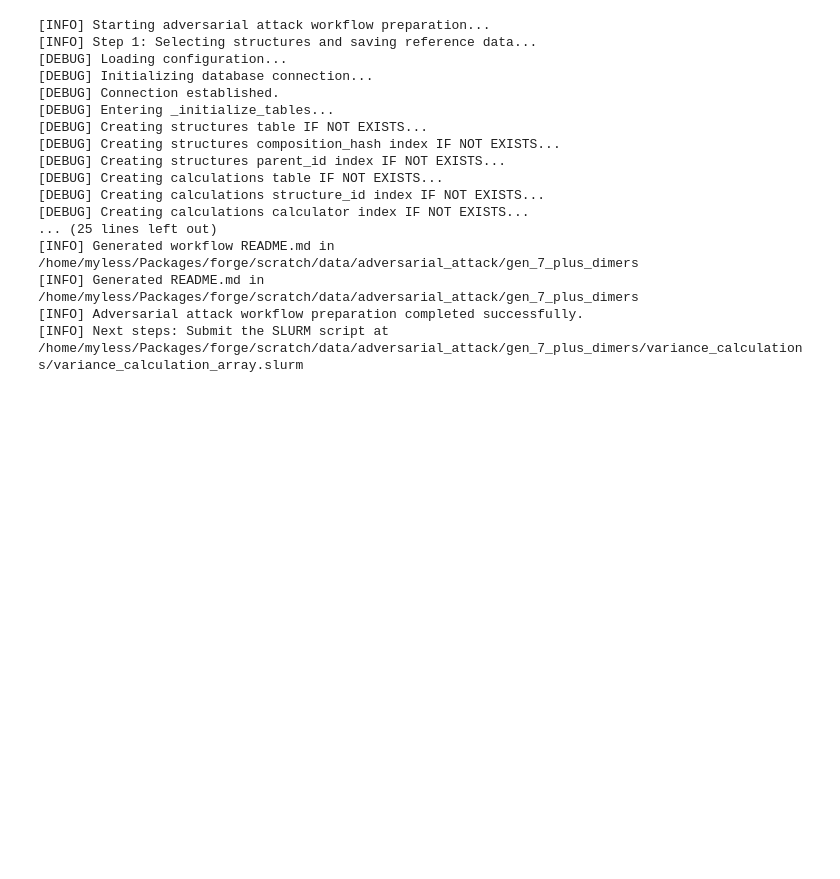
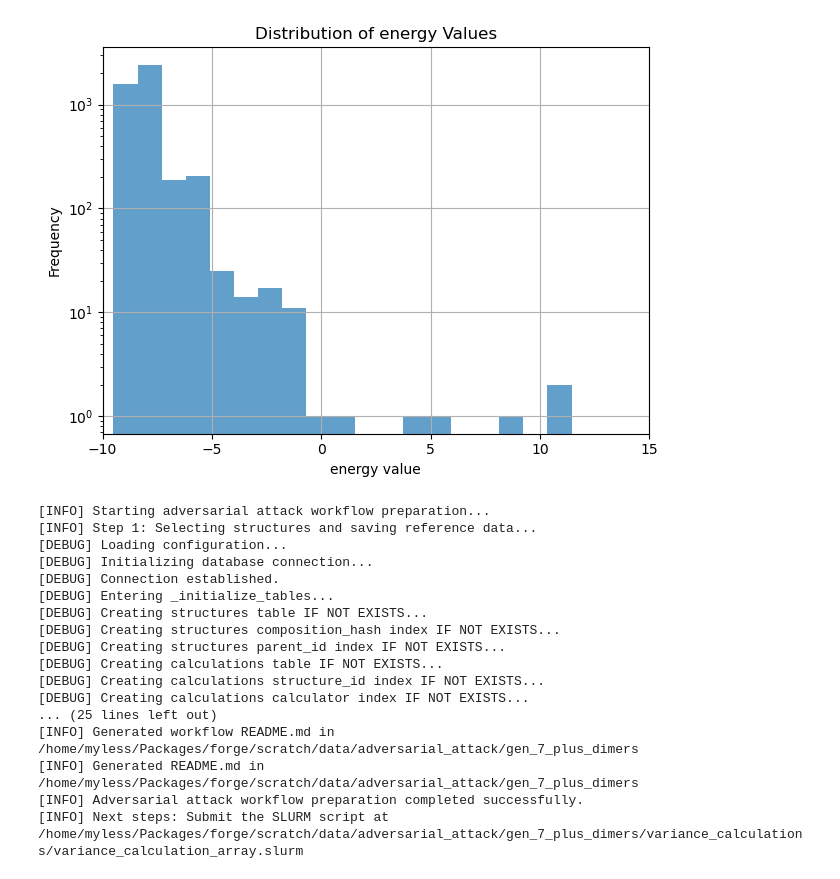
Before and after one commit to mstapelberg/forge, a Jupyter notebook: scratch/notebooks/scratch_adversarial_attack.ipynb, the cells around one changed output. Cells and saved outputs as stored; diff of their text form; code cells hidden in the pictures; blank space fills up the shorter version.

```diff
--- a/scratch/notebooks/scratch_adversarial_attack.ipynb
+++ b/scratch/notebooks/scratch_adversarial_attack.ipynb
@@ -29,3 +123,15 @@ gen_7_plus_dimers_ids = gen_7_structures_ids + dimer_structures_ids
+# %%
+plt.hist(energies, bins=50, alpha=0.7)
+plt.xlabel('energy value')
+plt.ylabel('Frequency')
+plt.title('Distribution of energy Values')
+plt.xlim(-10,15)
+plt.yscale('log')
+plt.grid(True)
+plt.tight_layout()
+plt.show()
+# %% [output]
+[figure, added]
 # %%
 prepare_aa_workflow(
     output_dir='../data/adversarial_attack/gen_7_plus_dimers',
```
Also changed, not shown: parts of 8 cells of this notebook.
